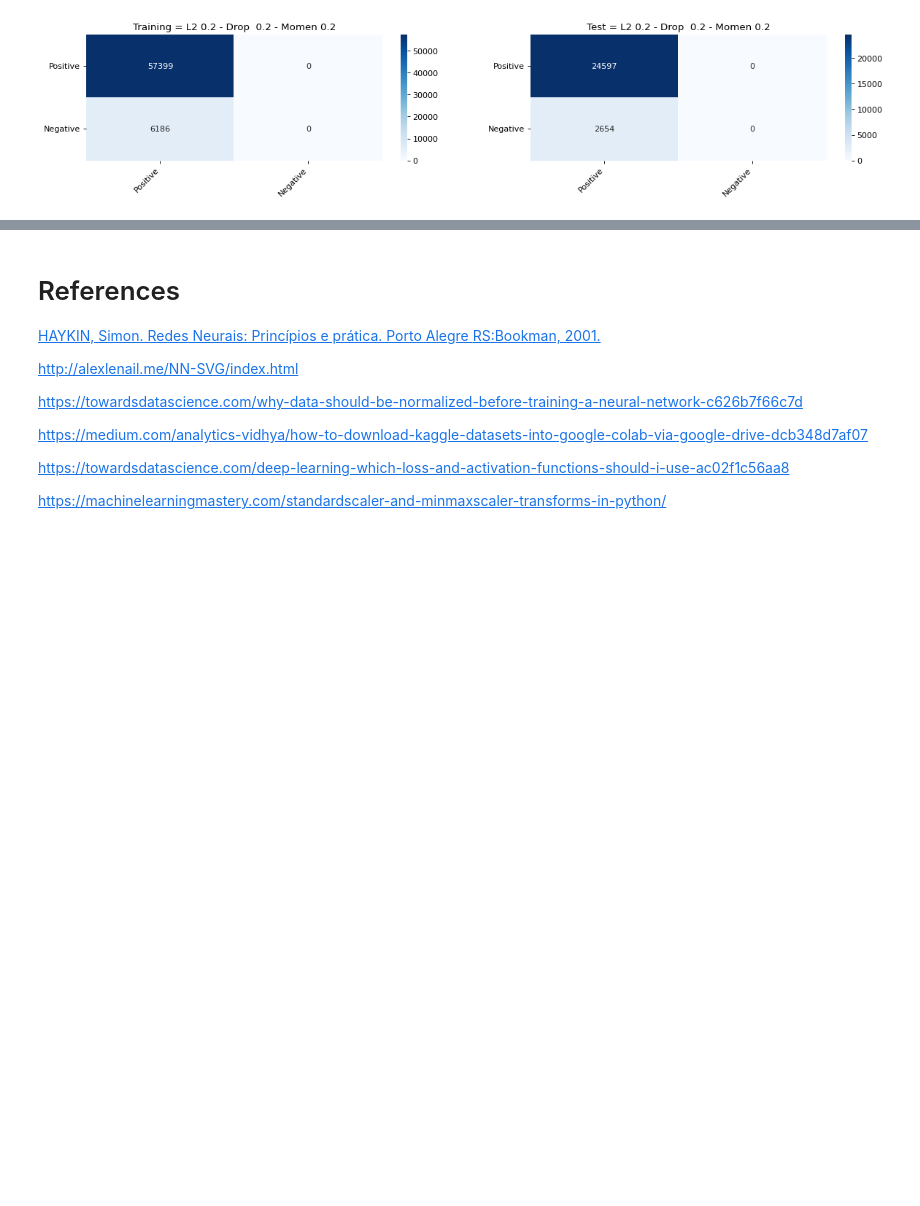
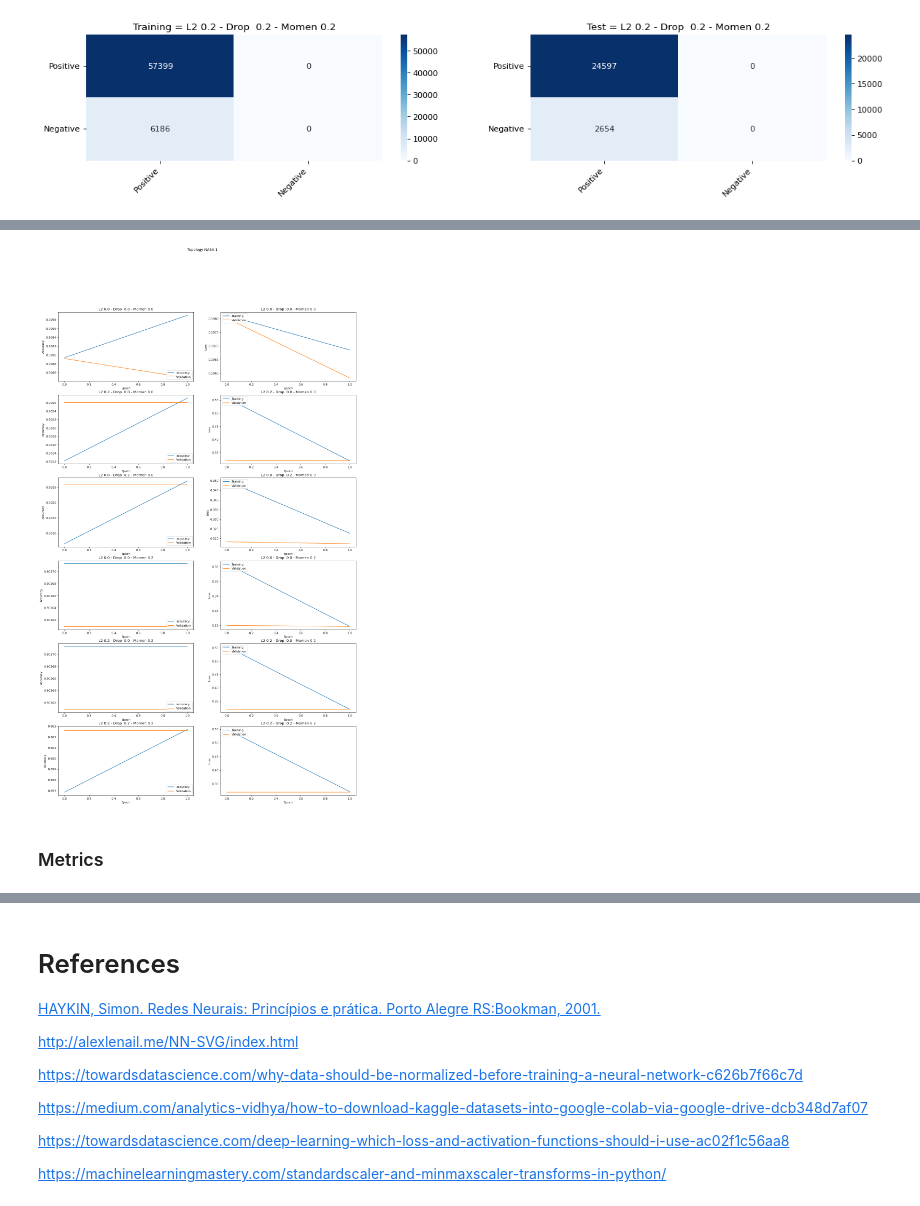
Before and after one commit to barauna-lo/Neurocomputing, a Jupyter notebook: Project_01_MLP.ipynb, the cells around one changed output, grey strips where cells are left out. Drawn from its saved outputs; the diff is of its cells as text; code cells hidden in the pictures; blank space fills up the shorter version.

```diff
--- a/Project_01_MLP.ipynb
+++ b/Project_01_MLP.ipynb
@@ -661,6 +673,7 @@ for i in range(len( model_5)):
   plt.plot(x_train, model_5[i].predict(x_train), '.', markersize=5 ,color='red')
   plt.plot(x_train, y_train, '.', color='C0')
   plt.title('L2 '+str(regul[i])+' - Drop  '+str(dropo[i])+' - Momen '+str(moment[i])+'')
+  plt.grid()
 #plt.xscale('log')
 # %% [output]
 [figure]
@@ -881,6 +906,7 @@ for i in range(len(regul)):
   plt.ylabel('Accuracy')
   plt.xlabel('Epoch')
   plt.legend(['accuracy', 'Validation'], loc='lower right')
+  plt.grid()
 
   plt.subplot(N_rows,N_colluns,((2*i+2)))
   plt.plot(    history_NASA_1[i].history['loss'], color="C0")
@@ -889,6 +915,7 @@ for i in range(len(regul)):
   plt.ylabel('Loss')
   plt.xlabel('Epoch')
   plt.legend(['Training', 'Validation'], loc='upper left')
+  plt.grid()
 plt.show()
 # %% [output]
 [figure]
@@ -950,0 +1013,11 @@ for i in range(len(regul)):
+# %%
+epochs = 2
+en_time_NASA_2 = []
+st_time_NASA_2 = []
+history_NASA_2 = []
+for i in range(len(regul)):
+  st_time_NASA_2.append(time.time())
+  history_NASA_2.append(
+    model_NASA_2[i].fit(x_train.values, y_train.values, epochs=epochs, batch_size=32,
+                      validation_data=(x_test.values,  y_test.values), verbose=0, shuffle=True))
+  en_time_NASA_2.append(time.time())
@@ -950,0 +1026,5 @@ for i in range(len(regul)):
+# %%
+for i in range(len(regul)):
+  print('Model NASA 1'+str(i+1))
+  print(        round((en_time_NASA_2[i] - st_time_NASA_2[i])/60,4), "minutes\n")
+print('TOTAL\n',round((en_time_NASA_2[0]- st_time_NASA_2[0])/60,4), "minutes TOTAL")
@@ -950,0 +1052,26 @@ for i in range(len(regul)):
+# %%
+N_rows, N_colluns = 6,2
+
+figure(figsize=(18,30),dpi=80)
+plt.suptitle("Topology NASA 1")
+for i in range(len(regul)):
+  plt.subplot(N_rows,N_colluns,((2*i+1)))
+  plt.plot(    history_NASA_2[i].history['accuracy'], color="C0")
+  plt.plot(    history_NASA_2[i].history['val_accuracy'], color="C1")
+  plt.title('L2 '+str(regul[i])+' - Drop  '+str(dropo[i])+' - Momen '+str(moment[i])+'')
+  plt.ylabel('Accuracy')
+  plt.xlabel('Epoch')
+  plt.legend(['accuracy', 'Validation'], loc='lower right')
+
+  plt.subplot(N_rows,N_colluns,((2*i+2)))
+  plt.plot(    history_NASA_2[i].history['loss'], color="C0")
+  plt.plot(    history_NASA_2[i].history['val_loss'], color="C1")
+  plt.title('L2 '+str(regul[i])+' - Drop  '+str(dropo[i])+' - Momen '+str(moment[i])+'')
+  plt.ylabel('Loss')
+  plt.xlabel('Epoch')
+  plt.legend(['Training', 'Validation'], loc='upper left')
+plt.show()
+# %% [output]
+[figure, added]
+# %% [markdown]
+### Metrics
```
Also changed, not shown: parts of 58 cells of this notebook.
